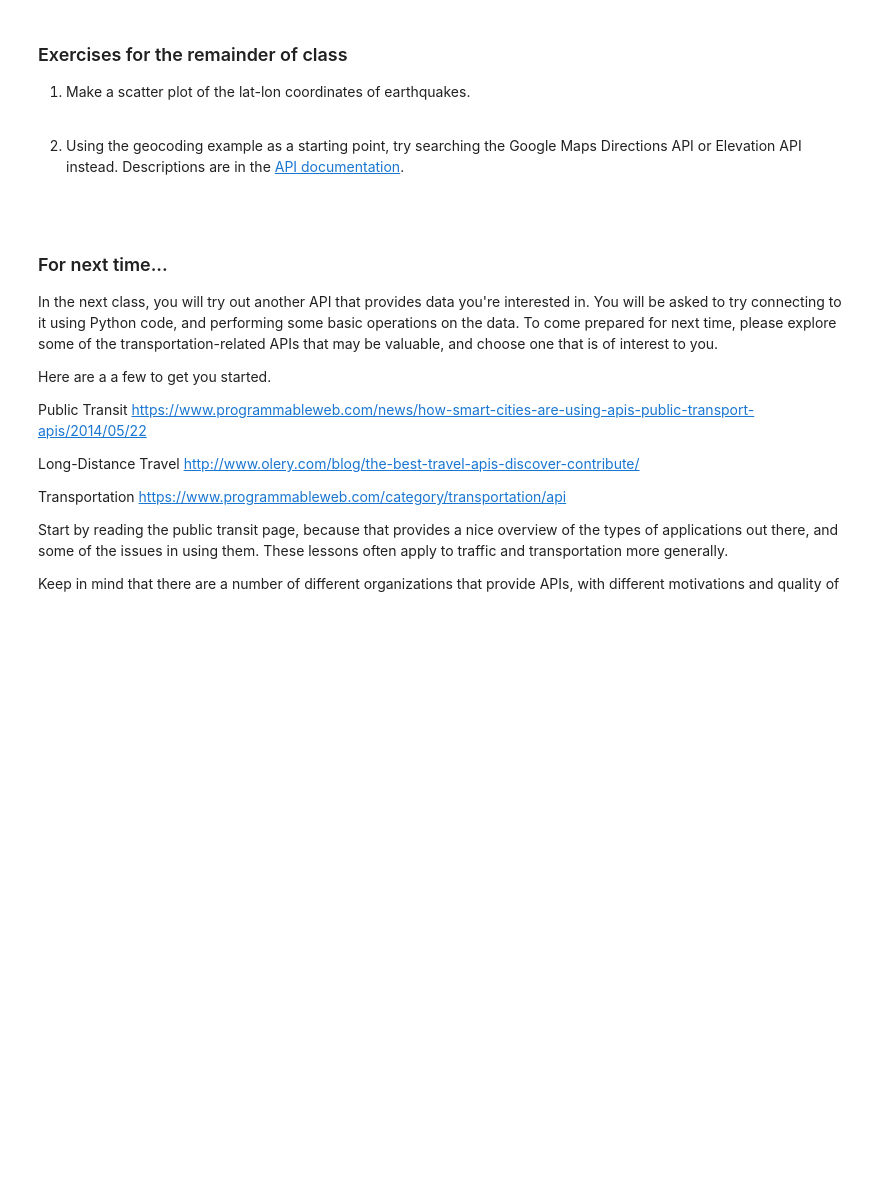
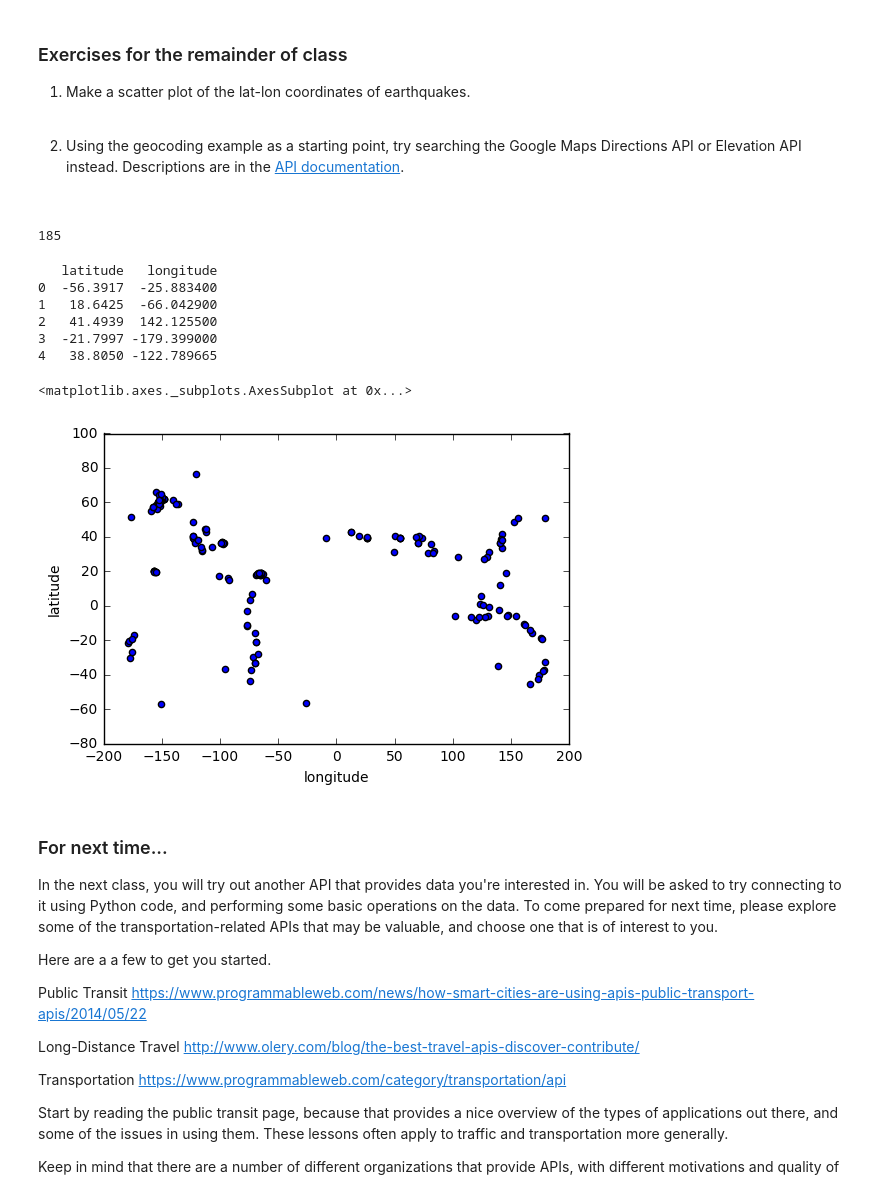
Before and after one commit to kboerger4/ce599-s17, a Jupyter notebook: 7-Open Data APIs/api-demo.ipynb, the cells around one changed output. Cells and saved outputs as stored; diff of their text form; code cells hidden in the pictures; blank space fills up the shorter version.

```diff
--- a/7-Open Data APIs/api-demo.ipynb
+++ b/7-Open Data APIs/api-demo.ipynb
@@ -584,6 +584,30 @@ pp = pprint.PrettyPrinter()
 endpoint_url1 = 'https://maps.googleapis.com/maps/api/geocode/outputFormat?parameters'
 response1 = requests.get(endpoint_url1)
 results1 = response.text
+# %%
+d = {'latitude': [q['geometry']['coordinates'][1] for q in quakes],
+     'longitude': [q['geometry']['coordinates'][0] for q in quakes]}
+
+df = pd.DataFrame.from_dict(d)
+
+# how many earthquakes were loaded in the dataframe?
+print(len(df))
+# %% [output]
+185
+# %%
+print(df.head())
+# %% [output]
+   latitude   longitude
+0  -56.3917  -25.883400
+1   18.6425  -66.042900
+2   41.4939  142.125500
+3  -21.7997 -179.399000
+4   38.8050 -122.789665
+# %%
+df.plot(x='longitude', y='latitude', kind = 'scatter')
+# %% [output]
+<matplotlib.axes._subplots.AxesSubplot at 0x...>
+[figure, added]
 # %% [markdown]
 ### For next time...
 
```
Also changed, not shown: parts of 7 cells of this notebook.
